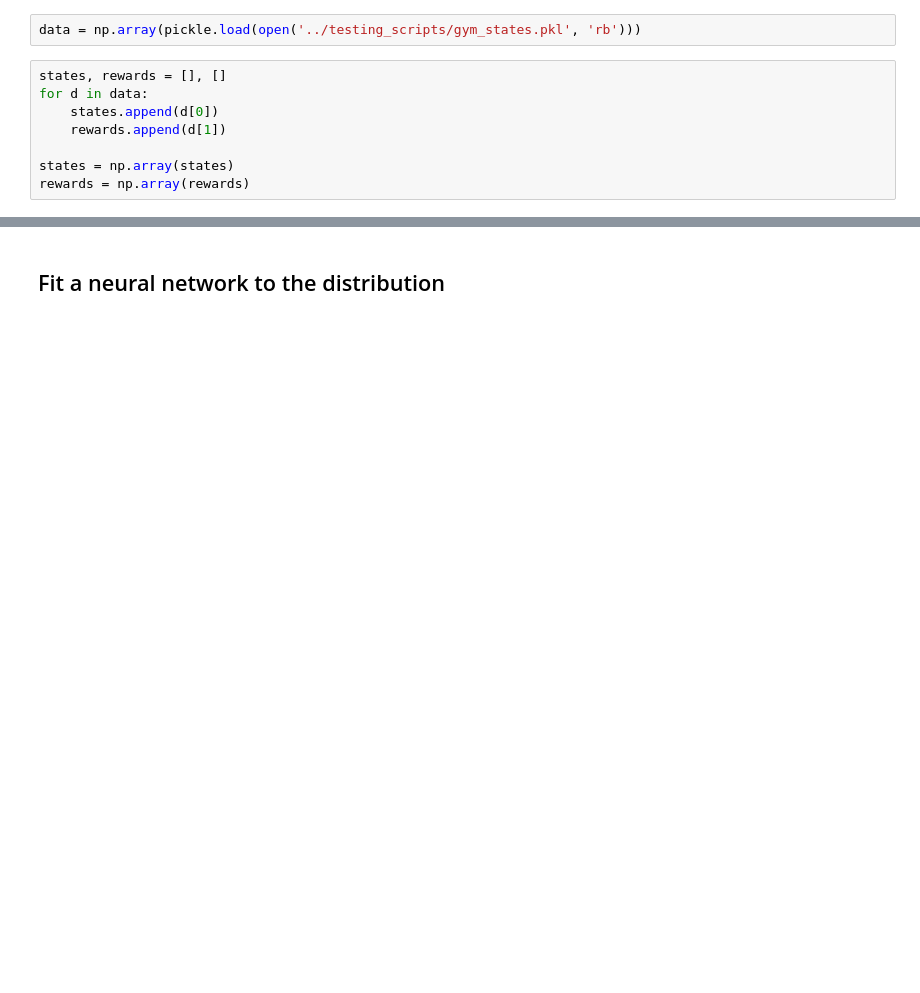
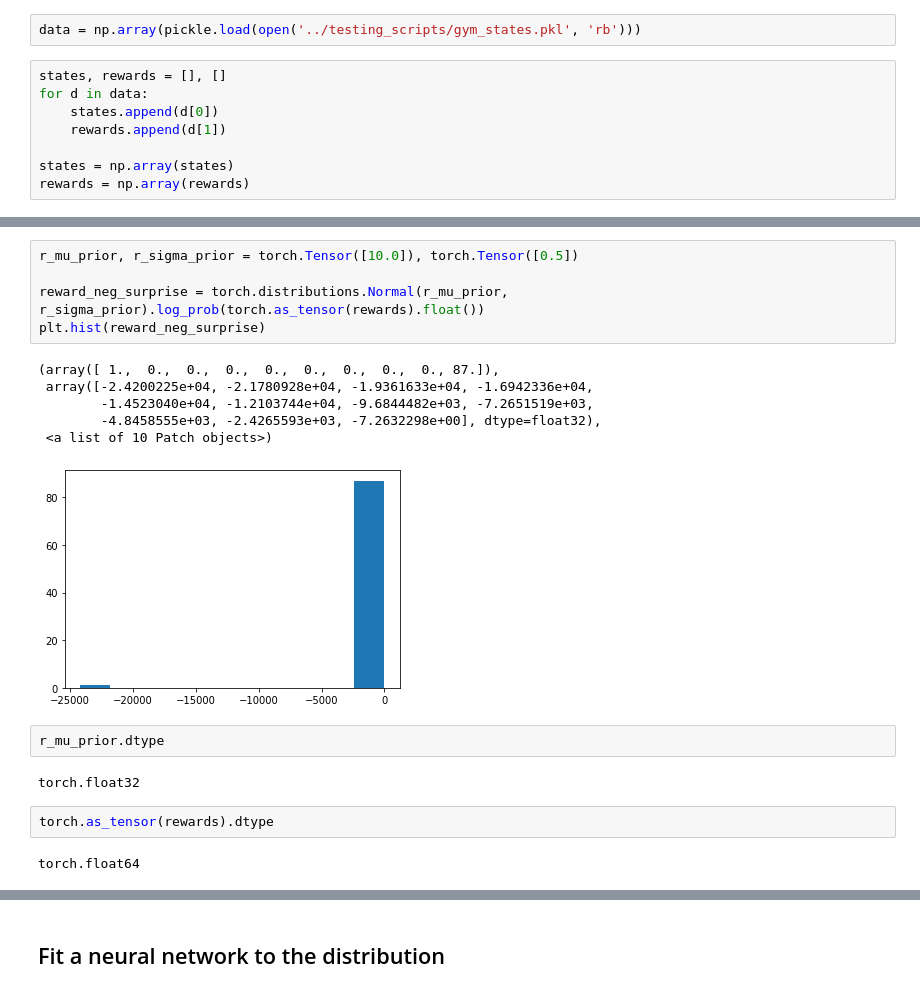
Before and after one commit to TrentBrick/Upside-Down-Free-Energy, a Jupyter notebook: notebooks/fitdensitymodel.ipynb, the cells around one changed output, grey strips where cells are left out. Drawn from its saved outputs; the diff is of its cells as text; blank space fills up the shorter version.

```diff
--- a/notebooks/fitdensitymodel.ipynb
+++ b/notebooks/fitdensitymodel.ipynb
@@ -29,3 +32,23 @@ plt.hist(rewards)
+# %%
+r_mu_prior, r_sigma_prior = torch.Tensor([10.0]), torch.Tensor([0.5])
+
+reward_neg_surprise = torch.distributions.Normal(r_mu_prior, r_sigma_prior).log_prob(torch.as_tensor(rewards).float())
+plt.hist(reward_neg_surprise)
+# %% [output]
+(array([ 1.,  0.,  0.,  0.,  0.,  0.,  0.,  0.,  0., 87.]),
+ array([-2.4200225e+04, -2.1780928e+04, -1.9361633e+04, -1.6942336e+04,
+        -1.4523040e+04, -1.2103744e+04, -9.6844482e+03, -7.2651519e+03,
+        -4.8458555e+03, -2.4265593e+03, -7.2632298e+00], dtype=float32),
+ <a list of 10 Patch objects>)
+[figure, added]
+# %%
+r_mu_prior.dtype
+# %% [output]
+torch.float32
+# %%
+torch.as_tensor(rewards).dtype
+# %% [output]
+torch.float64
 # %%
 
 
```
Also changed, not shown: parts of 25 cells of this notebook, 15 other files.
